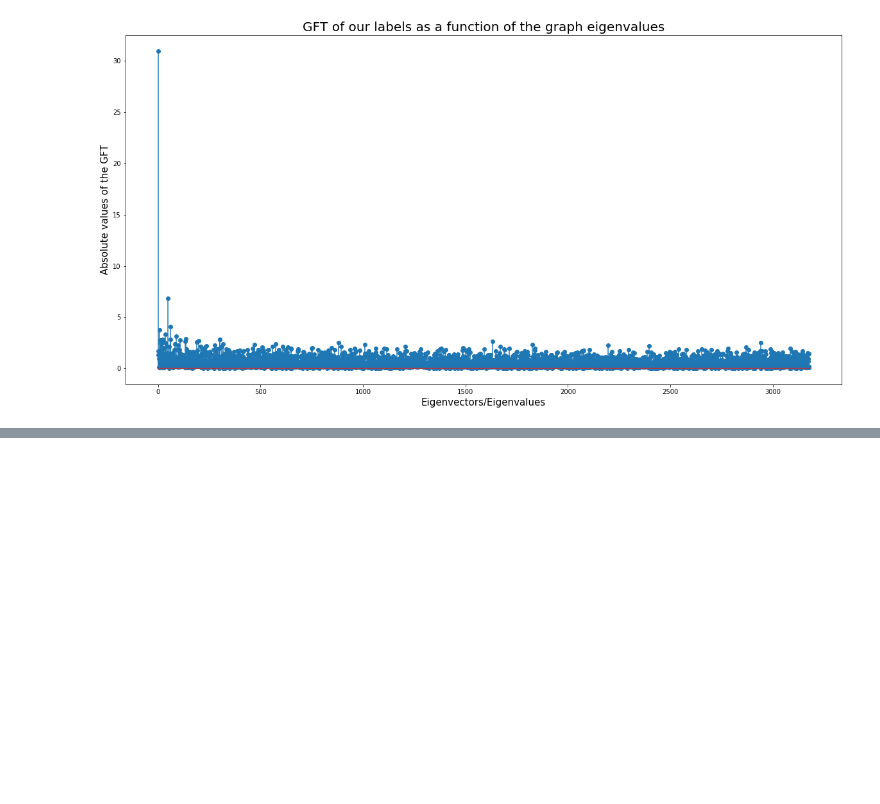
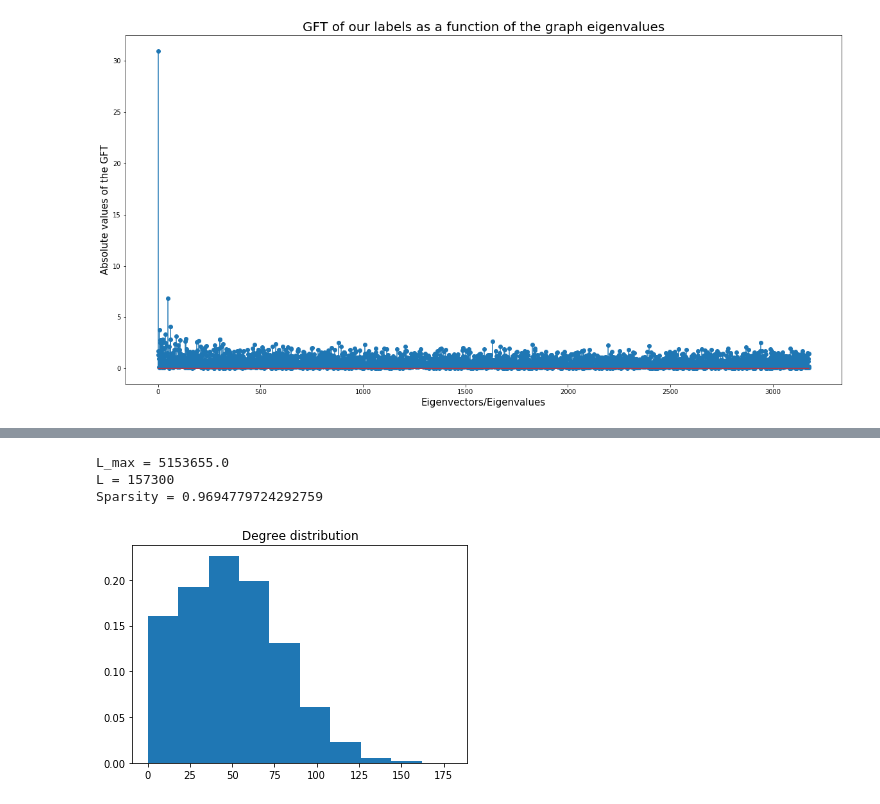
Before and after one commit to rocari96/NTDS-project, a Jupyter notebook: notebook.ipynb, the cells around one changed output, grey strips where cells are left out. Drawn from its saved outputs; the diff is of its cells as text; code cells hidden in the pictures; blank space fills up the shorter version.

```diff
--- a/notebook.ipynb
+++ b/notebook.ipynb
@@ -1080,0 +1111,28 @@ for i in range(3):
+# %%
+adjacency_brh_no_comp_avg = compute_adjacency('adjacency_brh_no_comp_avg.npy', 'brh_index', movies_no_comp, features_no_comp, True)
+# %%
+# maximum number of Links in our network
+L_max_brh_no_comp_avg = n_nodes*(n_nodes-1)/2
+print('L_max =', L_max_brh_no_comp_avg)
+
+# number of link in our network
+L_brh_no_comp_avg = np.count_nonzero(adjacency_brh_no_comp_avg)
+print('L =',L_brh_no_comp_avg)
+
+# sparisty
+sparsity_brh_no_comp_avg = (L_max_brh_no_comp_avg-L_brh_no_comp_avg)/L_max_brh_no_comp_avg
+print('Sparsity =', sparsity_brh_no_comp_avg)
+
+# Create the binary version of adjacency matrix as our adjacency is weighted
+adj_binary_brh_no_comp_avg = adjacency_brh_no_comp_avg.astype(bool).astype(int)
+degree_brh_no_comp_avg =  np.sum(adj_binary_brh_no_comp_avg, axis=0)
+
+#Histogram of degree distribution
+weights_brh_no_comp_avg = np.ones_like(degree_brh_no_comp_avg) / float(n_nodes)
+plt.hist(degree_brh_no_comp_avg, weights=weights_brh_no_comp_avg);
+plt.title('Degree distribution');
+# %% [output]
+L_max = 5153655.0
+L = 157300
+Sparsity = 0.9694779724292759
+[figure, added]
```
Also changed, not shown: parts of 42 cells of this notebook, 6 other files.
